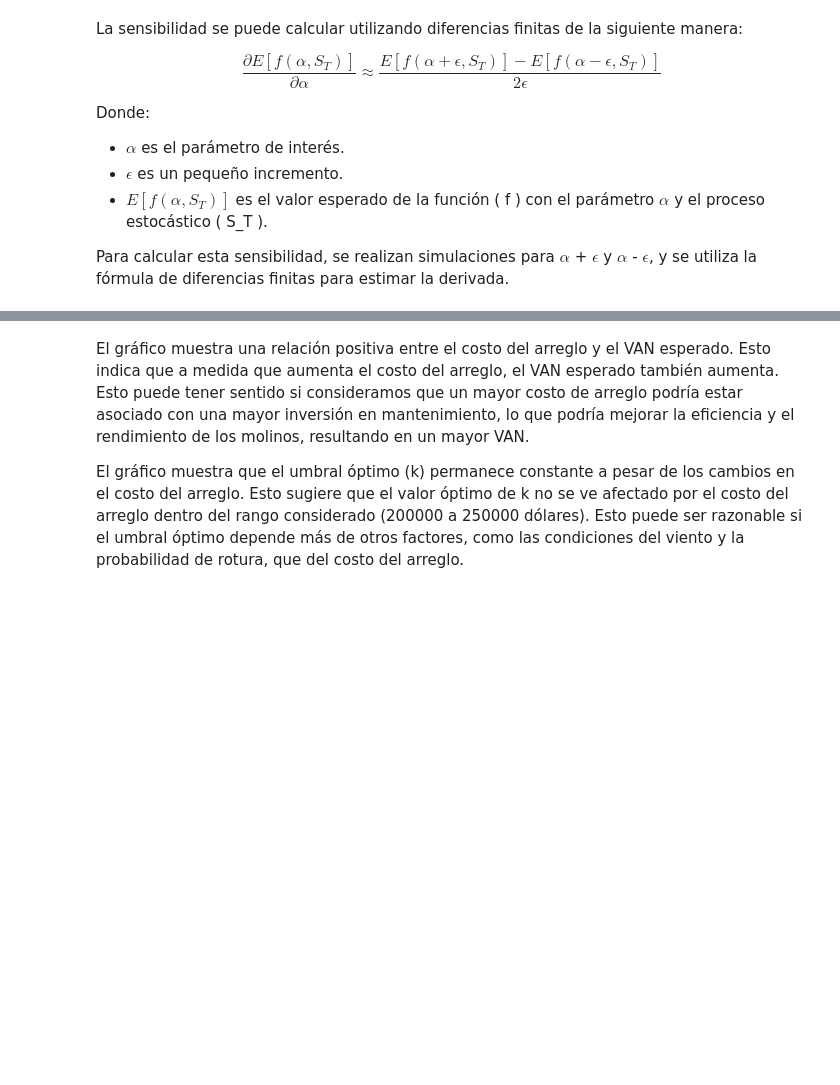
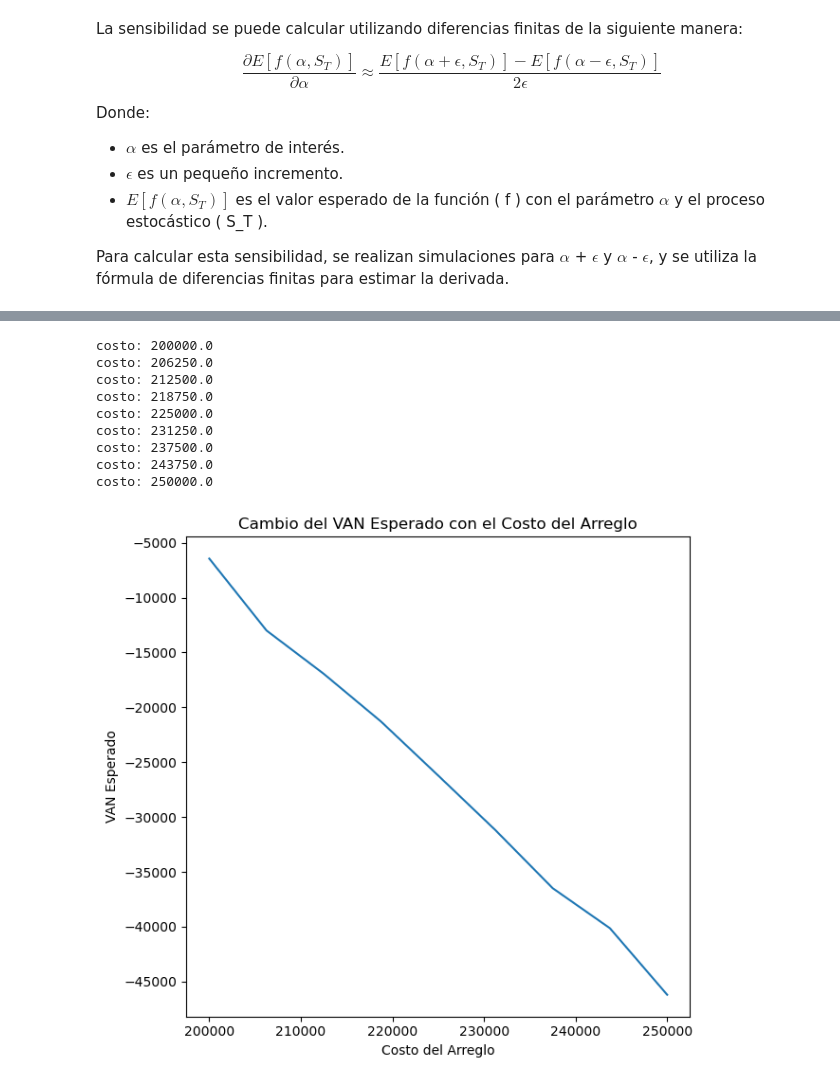
Before and after one commit to MarianoSanson/tp-viento, a Jupyter notebook: viento.ipynb, the cells around one changed output, grey strips where cells are left out. Saved outputs shown, nothing was run; the diff lists cells and outputs as text; code cells hidden in the pictures; blank space fills up the shorter version.

```diff
--- a/viento.ipynb
+++ b/viento.ipynb
@@ -476,8 +476,8 @@ def VAN_esperado(k, N, T):
 
         simulaciones_regionales.append(VAN_norte + VAN_sur)
 
-        VAN_esperado = np.mean(simulaciones_regionales)
-        res = (VAN_esperado, k)
+    VAN_esperado = np.mean(simulaciones_regionales)
+    res = VAN_esperado
 
     return(res)
 # %% [markdown]
@@ -538,7 +538,7 @@ lista_VANs_total = []
 # Llenar las listas con las tuplas de [VAN, k]
 for k in umbrales:
 
-    VAN_esperado_dado_k = VAN_esperado(k,N,T)[0]
+    VAN_esperado_dado_k = VAN_esperado(k,N,T)
 
     lista_VANs_total.append((VAN_esperado_dado_k,k))
 
@@ -849,0 +859,12 @@ print(f"La sensibilidad calculada es: {sensibilidad}")
+# %%
+# Parámetros de entrada
+N = 100000
+T = 365  # Horizonte temporal (días)
+umbrales = np.arange(5, 12)
+
+# Gráfico del cambio del VAN y el umbral óptimo para costos entre 200 y 250 mil dólares
+costos_arreglo = np.linspace(200000, 250000, 9)
+VANs_esperados = []
+umbrales_optimos = []
+
+simulaciones_regionales = generar_simulaciones(N)
@@ -850,43 +889,43 @@ print(f"La sensibilidad calculada es: {sensibilidad}")
 # %%
-# Parámetros de entrada
-N = 100
-T = 365  # Horizonte temporal (días)
-umbrales = np.arange(5, 12)
+for costo in costos_arreglo:
 
-# Gráfico del cambio del VAN y el umbral óptimo para costos entre 200 y 250 mil dólares
-costos_arreglo = np.linspace(200000, 250000, num=50)
-VANs_esperados = []
-umbrales_optimos = []
+    print(f"costo: {costo}")
 
-for costo in costos_arreglo:
     lista_VANs_total = []
 
-    for k in umbrales:
-        VAN_esperado_dado_k = VAN_esperado_modificado(k, N, T, costo)
-        lista_VANs_total.append((VAN_esperado_dado_k, k))
+    VAN_esperado_dado_k = VAN_esperado_modificado(7.9, N, T, costo, simulaciones_regionales)
 
-    k_optimo_general = max(lista_VANs_total, key=lambda x: (x[0], x[1]))[1]
+    lista_VANs_total.append((VAN_esperado_dado_k, k))
 
-    umbrales_optimos.append(k_optimo_general)
+    #k_optimo_general = max(lista_VANs_total, key=lambda x: (x[0], x[1]))[1]
+
+    #umbrales_optimos.append(k_optimo_general)
     VANs_esperados.append(max(lista_VANs_total)[0])
 
 plt.figure(figsize=(12, 6))
 
 plt.subplot(1, 2, 1)
 plt.plot(costos_arreglo, VANs_esperados)
 plt.xlabel('Costo del Arreglo')
 plt.ylabel('VAN Esperado')
 plt.title('Cambio del VAN Esperado con el Costo del Arreglo')
 
-plt.subplot(1, 2, 2)
-plt.plot(costos_arreglo, umbrales_optimos)
-plt.xlabel('Costo del Arreglo')
-plt.ylabel('Umbral Óptimo (k)')
-plt.title('Cambio del Umbral Óptimo con el Costo del Arreglo')
+# plt.subplot(1, 2, 2)
+# plt.plot(costos_arreglo, umbrales_optimos)
+# plt.xlabel('Costo del Arreglo')
+# plt.ylabel('Umbral Óptimo (k)')
+# plt.title('Cambio del Umbral Óptimo con el Costo del Arreglo')
 
 plt.tight_layout()
 plt.show()
+# %% [output]
+costo: 200000.0
+costo: 206250.0
+costo: 212500.0
+costo: 218750.0
+costo: 225000.0
+costo: 231250.0
+costo: 237500.0
+costo: 243750.0
+costo: 250000.0
+[figure, added]
-# %% [markdown]
-El gráfico muestra una relación positiva entre el costo del arreglo y el VAN esperado. Esto indica que a medida que aumenta el costo del arreglo, el VAN esperado también aumenta. Esto puede tener sentido si consideramos que un mayor costo de arreglo podría estar asociado con una mayor inversión en mantenimiento, lo que podría mejorar la eficiencia y el rendimiento de los molinos, resultando en un mayor VAN.
-
-El gráfico muestra que el umbral óptimo (k) permanece constante a pesar de los cambios en el costo del arreglo. Esto sugiere que el valor óptimo de k no se ve afectado por el costo del arreglo dentro del rango considerado (200000 a 250000 dólares). Esto puede ser razonable si el umbral óptimo depende más de otros factores, como las condiciones del viento y la probabilidad de rotura, que del costo del arreglo.
```
Also changed, not shown: parts of 18 cells of this notebook.
